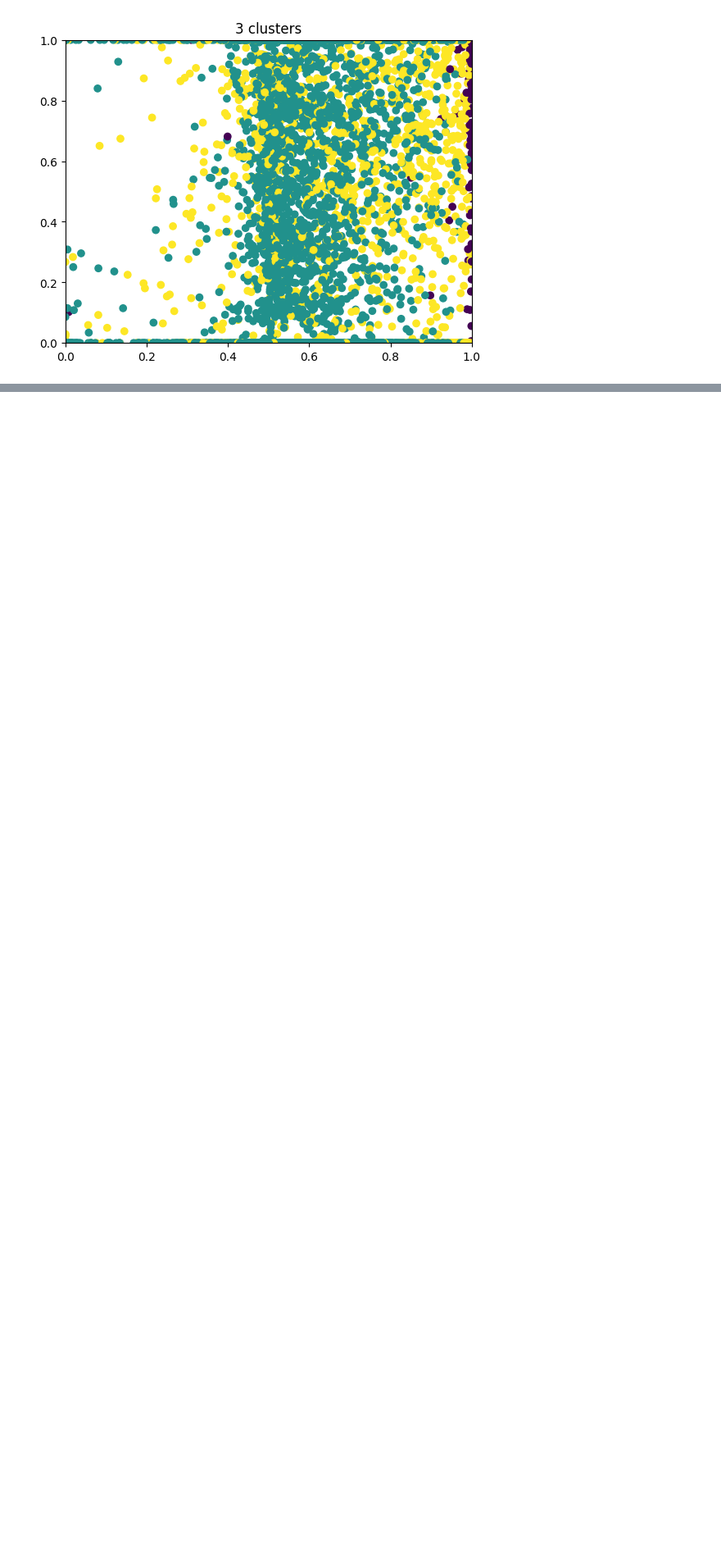
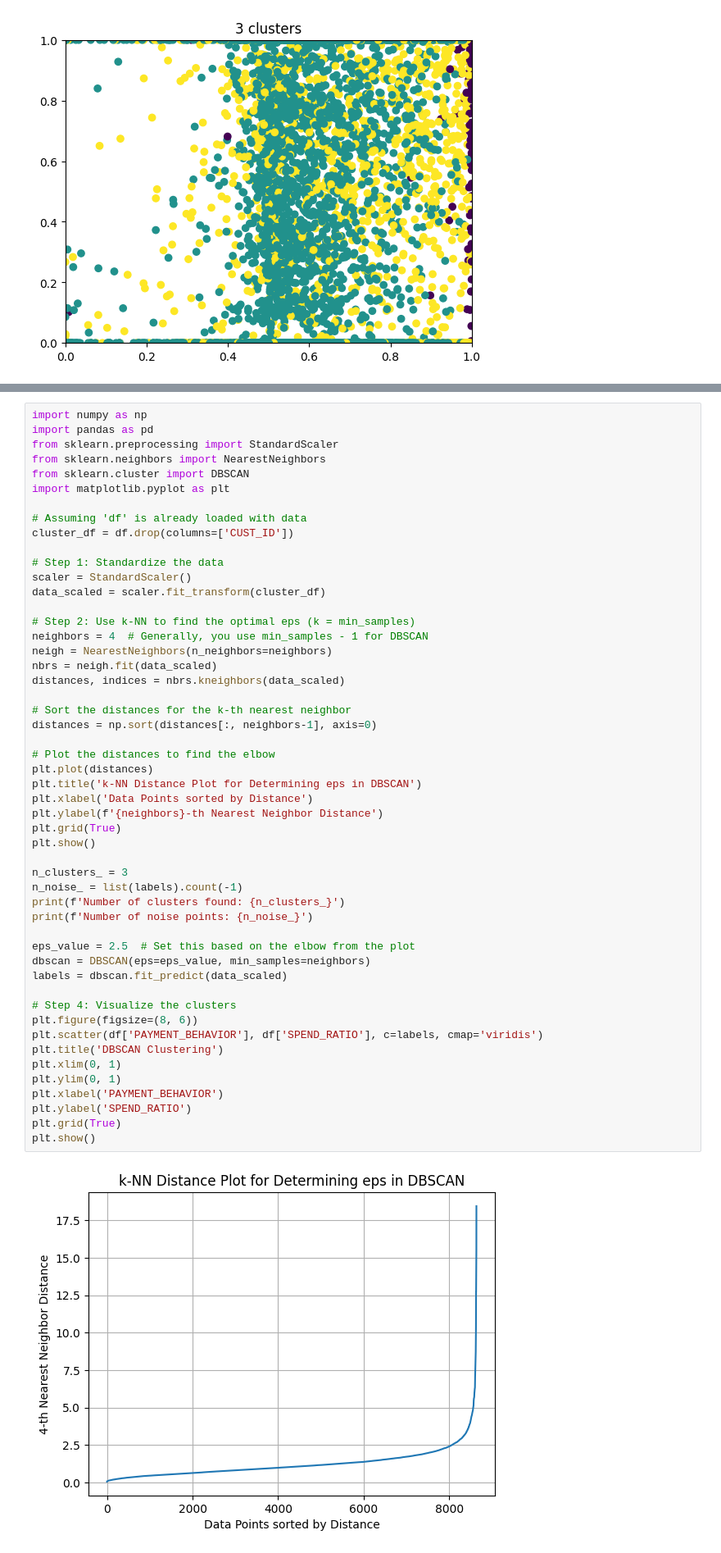
Before and after one commit to Muskan-rs/ds_assignment2, a Jupyter notebook: ds_assignment2.ipynb, the cells around one changed output, grey strips where cells are left out. Shown at 82% size. Cells and saved outputs as stored; diff of their text form; blank space fills up the shorter version.

```diff
--- a/ds_assignment2.ipynb
+++ b/ds_assignment2.ipynb
@@ -521,0 +571,53 @@ plt.show()
+# %%
+import numpy as np
+import pandas as pd
+from sklearn.preprocessing import StandardScaler
+from sklearn.neighbors import NearestNeighbors
+from sklearn.cluster import DBSCAN
+import matplotlib.pyplot as plt
+
+# Assuming 'df' is already loaded with data
+cluster_df = df.drop(columns=['CUST_ID'])
+
+# Step 1: Standardize the data
+scaler = StandardScaler()
+data_scaled = scaler.fit_transform(cluster_df)
+
+# Step 2: Use k-NN to find the optimal eps (k = min_samples)
+neighbors = 4  # Generally, you use min_samples - 1 for DBSCAN
+neigh = NearestNeighbors(n_neighbors=neighbors)
+nbrs = neigh.fit(data_scaled)
+distances, indices = nbrs.kneighbors(data_scaled)
+
+# Sort the distances for the k-th nearest neighbor
+distances = np.sort(distances[:, neighbors-1], axis=0)
+
+# Plot the distances to find the elbow
+plt.plot(distances)
+plt.title('k-NN Distance Plot for Determining eps in DBSCAN')
+plt.xlabel('Data Points sorted by Distance')
+plt.ylabel(f'{neighbors}-th Nearest Neighbor Distance')
+plt.grid(True)
+plt.show()
+
+n_clusters_ = 3
+n_noise_ = list(labels).count(-1)
+print(f'Number of clusters found: {n_clusters_}')
+print(f'Number of noise points: {n_noise_}')
+
+eps_value = 2.5  # Set this based on the elbow from the plot
+dbscan = DBSCAN(eps=eps_value, min_samples=neighbors)
+labels = dbscan.fit_predict(data_scaled)
+
+# Step 4: Visualize the clusters
+plt.figure(figsize=(8, 6))
+plt.scatter(df['PAYMENT_BEHAVIOR'], df['SPEND_RATIO'], c=labels, cmap='viridis')
+plt.title('DBSCAN Clustering')
+plt.xlim(0, 1)
+plt.ylim(0, 1)
+plt.xlabel('PAYMENT_BEHAVIOR')
+plt.ylabel('SPEND_RATIO')
+plt.grid(True)
+plt.show()
+# %% [output]
+[figure, added]
```
Also changed, not shown: parts of 2 cells of this notebook.
